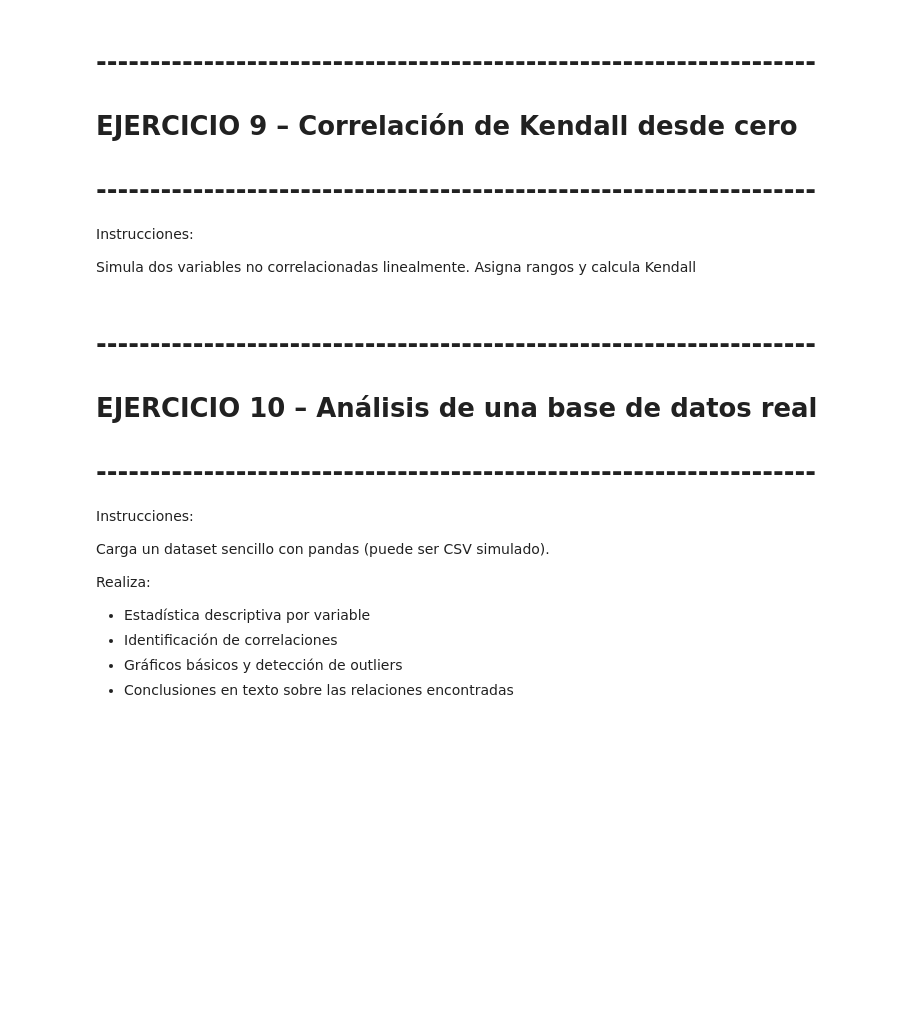
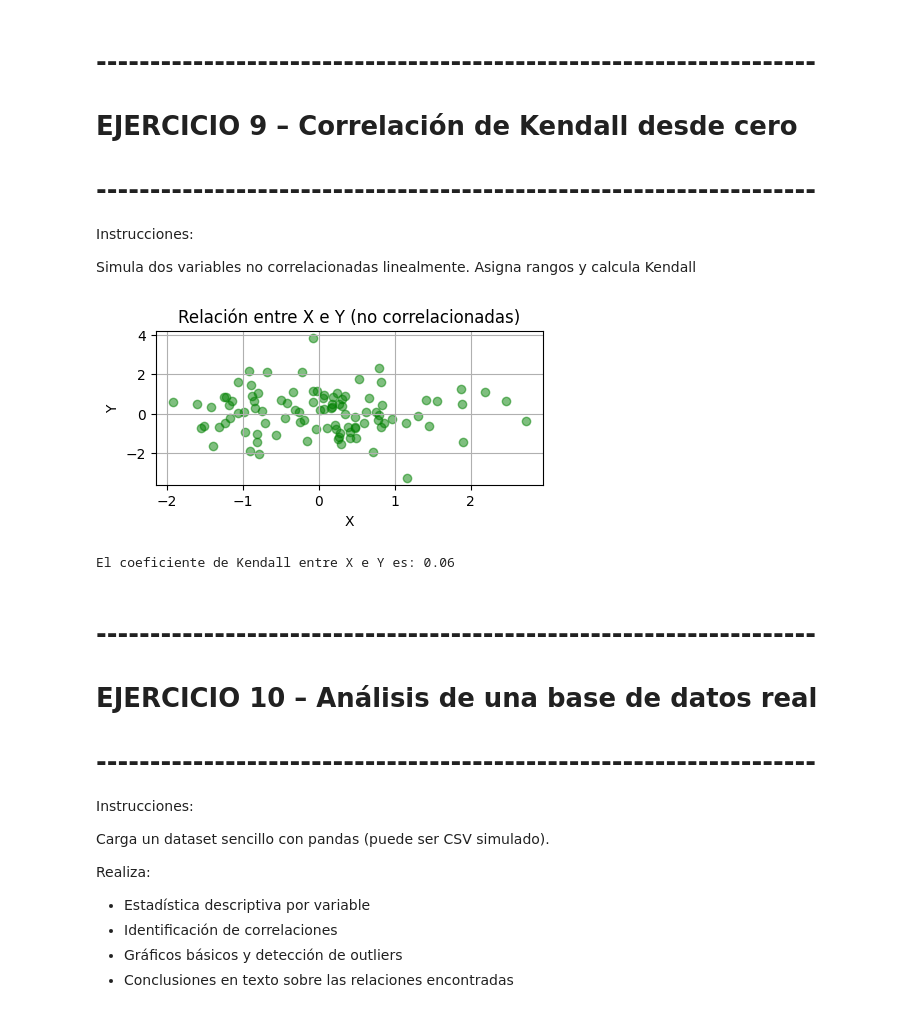
Before and after one commit to MariaJose1311/Probabilidad_Estadistica, a Jupyter notebook: Ejercicios_Estadistica_y_probabilidad.ipynb, the cells around one changed output. Saved outputs shown, nothing was run; the diff lists cells and outputs as text; code cells hidden in the pictures; blank space fills up the shorter version.

```diff
--- a/Ejercicios_Estadistica_y_probabilidad.ipynb
+++ b/Ejercicios_Estadistica_y_probabilidad.ipynb
@@ -410,3 +518,26 @@ Instrucciones:
 
 Simula dos variables no correlacionadas linealmente.
 Asigna rangos y calcula Kendall
+# %%
+# Vamos a simular dos variables no correlacionadas linealmente
+
+# Definimos el tamaño de las variables
+n = 100
+
+# Generamos dos conjuntos de datos independientes con distribución normal usando numpy
+x = np.random.normal(0, 1, n)
+y = np.random.normal(0, 1, n)
+
+# Como nos piden que las variables no deben estar correlacionadas,
+# no realizamos ninguna transformación que las relacione linealmente.
+
+# Vamos a graficar la relación entre las dos variables
+plt.figure(figsize=(5, 2))
+plt.scatter(x, y, color='green', alpha=0.5)
+plt.title('Relación entre X e Y (no correlacionadas)')
+plt.xlabel('X')
+plt.ylabel('Y')
+plt.grid(True)
+plt.show()
+# %% [output]
+[figure, added]
@@ -413,3 +569,11 @@ Asigna rangos y calcula Kendall
+# %%
+# Calculamos Kendall para nuestras variables x e y
+kendall = kendall_rango(x, y)
+
+# Imprimimos Kendall
+print(f"El coeficiente de Kendall entre X e Y es: {kendall:.2f}")
+# %% [output]
+El coeficiente de Kendall entre X e Y es: 0.06
 # %% [markdown]
 # -------------------------------------------------------------------
 # EJERCICIO 10 – Análisis de una base de datos real
```
Also changed, not shown: parts of 17 cells of this notebook.
